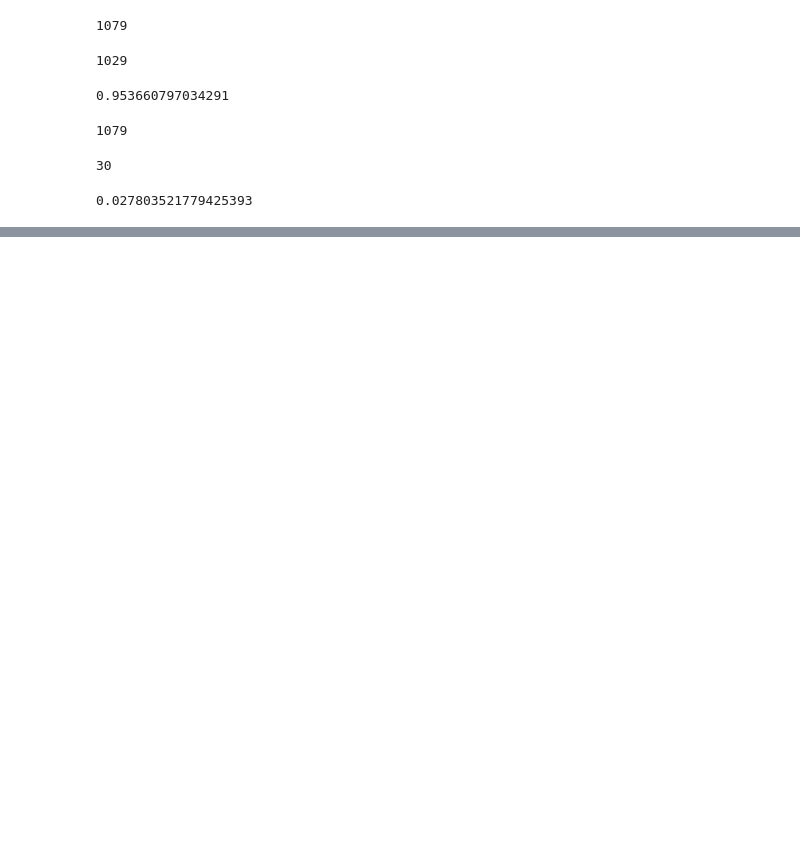
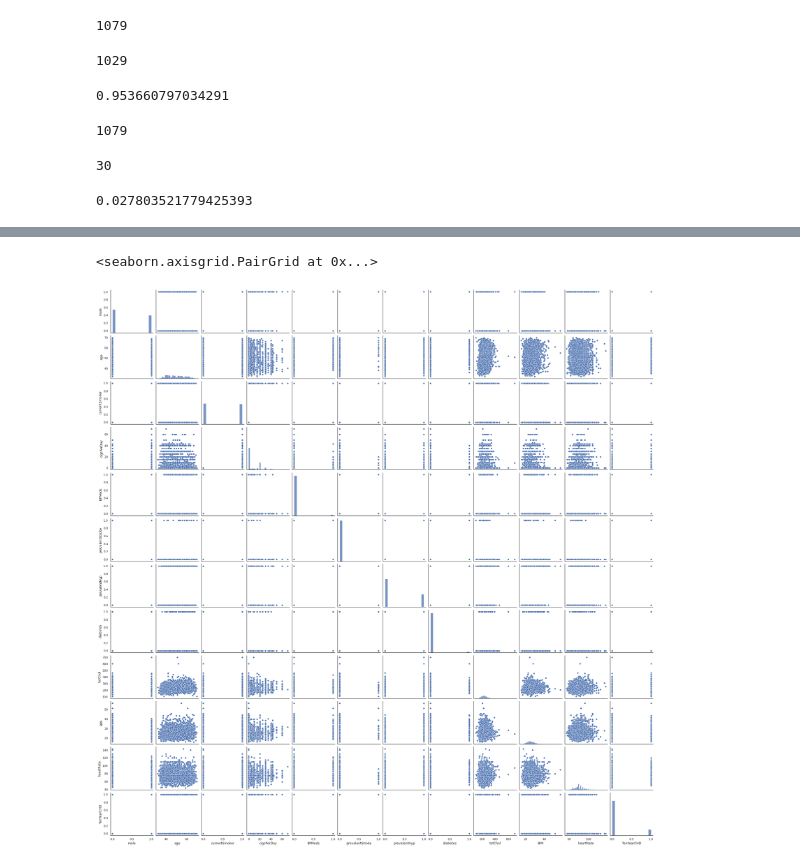
Before and after one commit to npnayak/Credit-Card, a Jupyter notebook: Homework_3.ipynb, the cells around one changed output, grey strips where cells are left out. Drawn from its saved outputs; the diff is of its cells as text; code cells hidden in the pictures; blank space fills up the shorter version.

```diff
--- a/Homework_3.ipynb
+++ b/Homework_3.ipynb
@@ -261,0 +282,5 @@ Generalized Linear Model Regression Results
+# %%
+sn.pairplot(data=df)
+# %% [output]
+<seaborn.axisgrid.PairGrid at 0x...>
+[figure, added]
```
Also changed, not shown: parts of 3 cells of this notebook.
